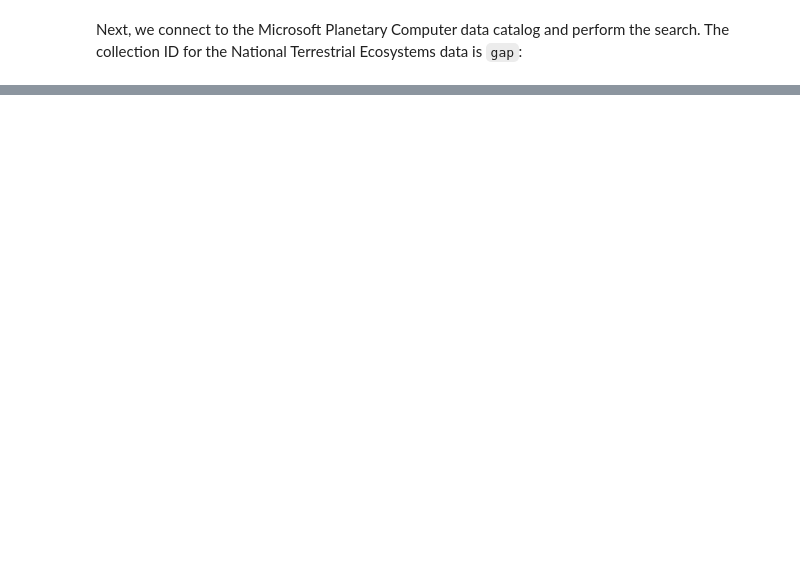
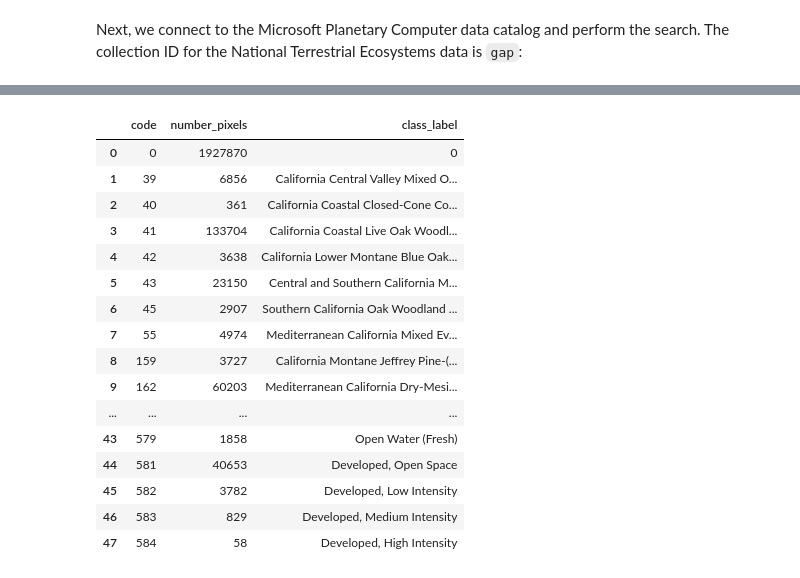
Before and after one commit to sandovaljoaquin/eds220-2025-in-class, a Jupyter notebook: week9-land-cover-stats.ipynb, the cells around one changed output, grey strips where cells are left out. Drawn from its saved outputs; the diff is of its cells as text; code cells hidden in the pictures; blank space fills up the shorter version.

```diff
--- a/week9-land-cover-stats.ipynb
+++ b/week9-land-cover-stats.ipynb
@@ -89,0 +230,7 @@ catalog = pystac_client.Client.open(
+# %%
+s =  pd.Series(np.unique(lulc_clip, return_counts= True))
+# %%
+dic = {'code': s[0],
+       'number_pixels': s[1]}
+pix_counts = pd.DataFrame(dic)
+pix_counts
@@ -89,0 +255,23 @@ catalog = pystac_client.Client.open(
+# %%
+classes = pd.merge(pix_counts, labels,
+         on = 'code',
+         how = 'left')
+classes
+# %% [output]
+|  | code | number_pixels | class_label |
+| 0 | 0 | 1927870 | 0 |
+| 1 | 39 | 6856 | California Central Valley Mixed O... |
+| 2 | 40 | 361 | California Coastal Closed-Cone Co... |
+| 3 | 41 | 133704 | California Coastal Live Oak Woodl... |
+| 4 | 42 | 3638 | California Lower Montane Blue Oak... |
+| 5 | 43 | 23150 | Central and Southern California M... |
+| 6 | 45 | 2907 | Southern California Oak Woodland ... |
+| 7 | 55 | 4974 | Mediterranean California Mixed Ev... |
+| 8 | 159 | 3727 | California Montane Jeffrey Pine-(... |
+| 9 | 162 | 60203 | Mediterranean California Dry-Mesi... |
+| ... | ... | ... | ... |
+| 43 | 579 | 1858 | Open Water (Fresh) |
+| 44 | 581 | 40653 | Developed, Open Space |
+| 45 | 582 | 3782 | Developed, Low Intensity |
+| 46 | 583 | 829 | Developed, Medium Intensity |
+| 47 | 584 | 58 | Developed, High Intensity |
```
Also changed, not shown: parts of 19 cells of this notebook.
